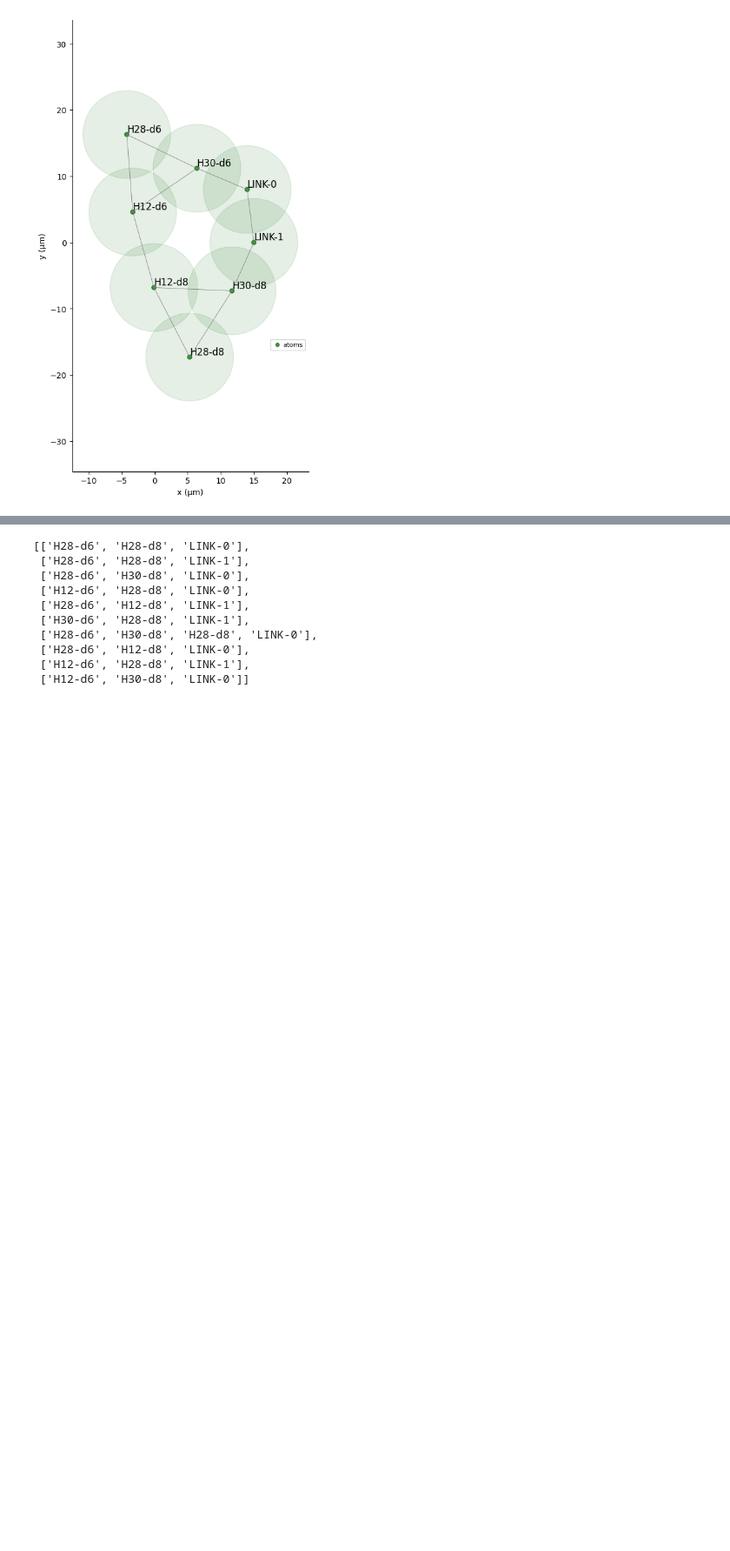
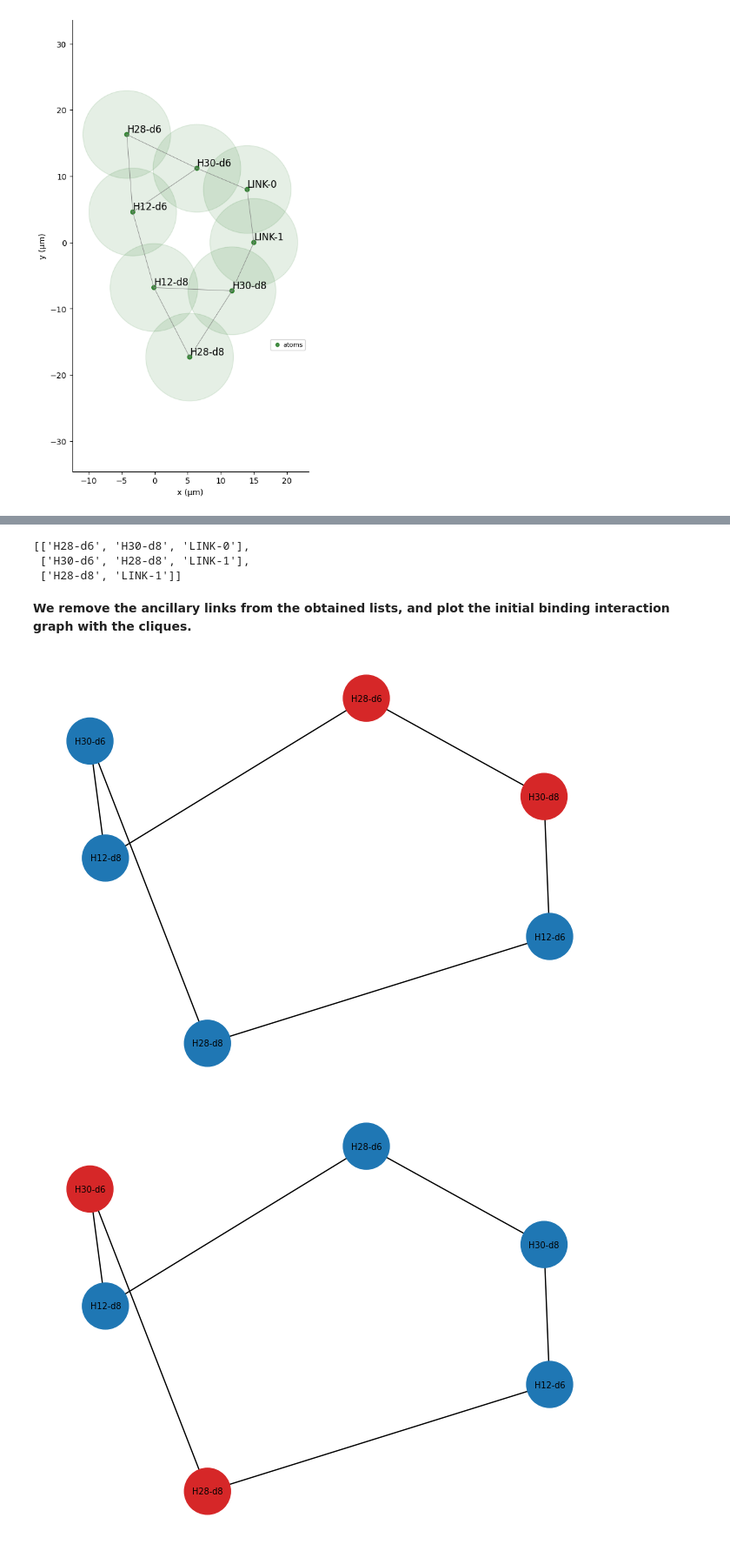
Before and after one commit to M-Garrigues/Quantum-Docking, a Jupyter notebook: notebooks/demo.ipynb, the cells around one changed output, grey strips where cells are left out. Shown at 87% size. Drawn from its saved outputs; the diff is of its cells as text; code cells hidden in the pictures; blank space fills up the shorter version.

```diff
--- a/notebooks/demo.ipynb
+++ b/notebooks/demo.ipynb
@@ -177,13 +198,0 @@ Maximum independent set of G: {'H28-d8', 'H12-d6', 'LINK-1'}
-# %%
-solution_2
-# %% [output]
-[['H28-d6', 'H28-d8', 'LINK-0'],
- ['H28-d6', 'H28-d8', 'LINK-1'],
- ['H28-d6', 'H30-d8', 'LINK-0'],
- ['H12-d6', 'H28-d8', 'LINK-0'],
- ['H28-d6', 'H12-d8', 'LINK-1'],
- ['H30-d6', 'H28-d8', 'LINK-1'],
- ['H28-d6', 'H30-d8', 'H28-d8', 'LINK-0'],
- ['H28-d6', 'H12-d8', 'LINK-0'],
- ['H12-d6', 'H28-d8', 'LINK-1'],
- ['H12-d6', 'H30-d8', 'LINK-0']]
@@ -192,2 +199,19 @@ solution_2
+# %%
+solution
+# %% [output]
+[['H28-d6', 'H30-d8', 'LINK-0'],
+ ['H30-d6', 'H28-d8', 'LINK-1'],
+ ['H28-d8', 'LINK-1']]
+# %%
+def remove_ancilary_nodes(cliques: list[str]) -> list[str]:
+    return [[node for node in clique if "LINK" not in node] for clique in cliques]
+
+
+cliques = remove_ancilary_nodes(solution)
+# %% [markdown]
+**We remove the ancillary links from the obtained lists, and plot the initial binding interaction graph with the cliques.**
 # %%
-#draw_multiple_cliques(interaction_graph, cliques)
+draw_multiple_cliques(interaction_graph, cliques)
+# %% [output]
+[figure, added]
+[figure, added]
```
Also changed, not shown: parts of 35 cells of this notebook, 6 other files.
